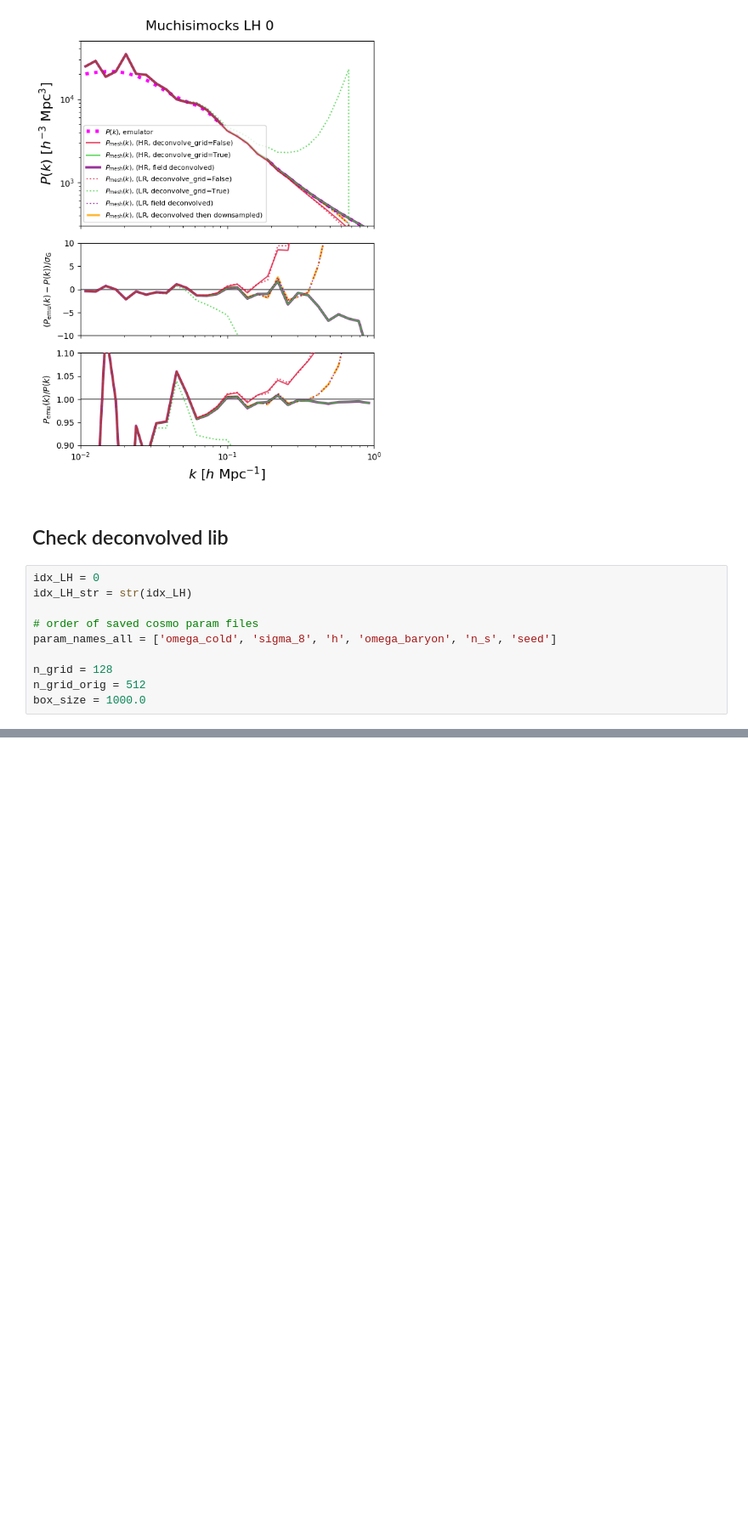
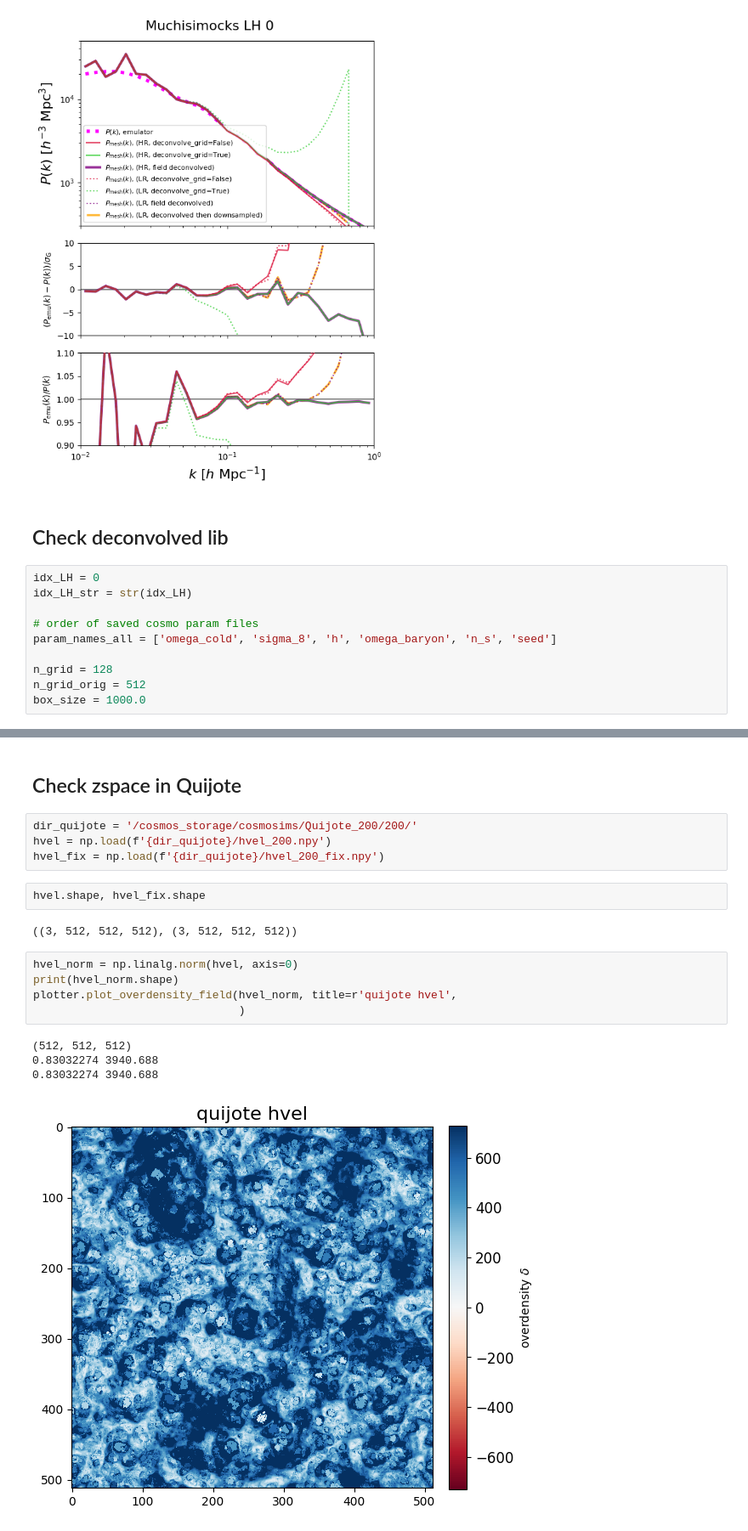
Before and after one commit to kstoreyf/muchisimocks, a Jupyter notebook: notebooks/2024-07-09_muchisimocks_deconvolution.ipynb, the cells around one changed output, grey strips where cells are left out. Shown at 85% size. Drawn from its saved outputs; the diff is of its cells as text; blank space fills up the shorter version.

```diff
--- a/notebooks/2024-07-09_muchisimocks_deconvolution.ipynb
+++ b/notebooks/2024-07-09_muchisimocks_deconvolution.ipynb
@@ -964,0 +1168,20 @@ mpl.pyplot.show()
+# %% [markdown]
+## Check zspace in Quijote
+# %%
+dir_quijote = '/cosmos_storage/cosmosims/Quijote_200/200/'
+hvel = np.load(f'{dir_quijote}/hvel_200.npy')
+hvel_fix = np.load(f'{dir_quijote}/hvel_200_fix.npy')
+# %%
+hvel.shape, hvel_fix.shape
+# %% [output]
+((3, 512, 512, 512), (3, 512, 512, 512))
+# %%
+hvel_norm = np.linalg.norm(hvel, axis=0)
+print(hvel_norm.shape)
+plotter.plot_overdensity_field(hvel_norm, title=r'quijote hvel',
+                               )
+# %% [output]
+(512, 512, 512)
+0.83032274 3940.688
+0.83032274 3940.688
+[figure, added]
```
Also changed, not shown: parts of 64 cells of this notebook, 5 other files.
